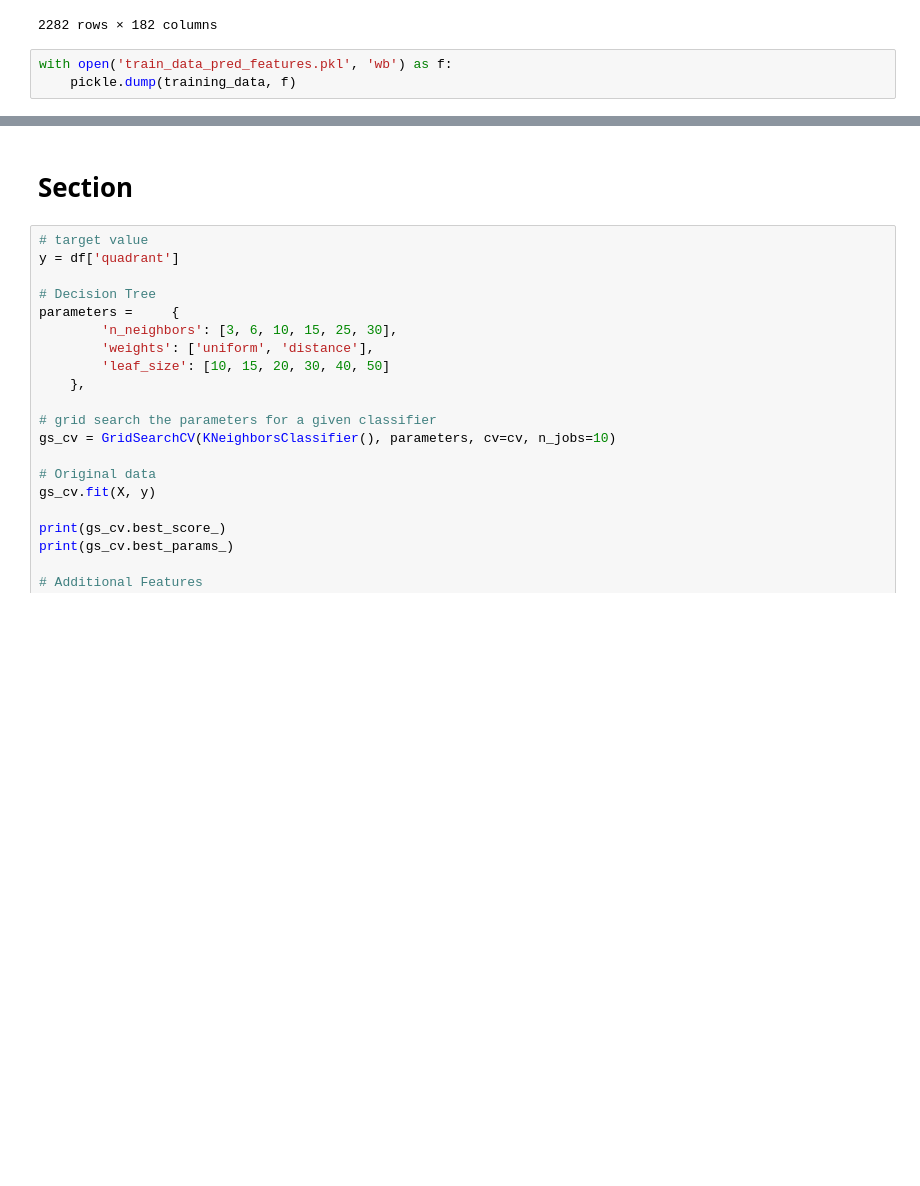
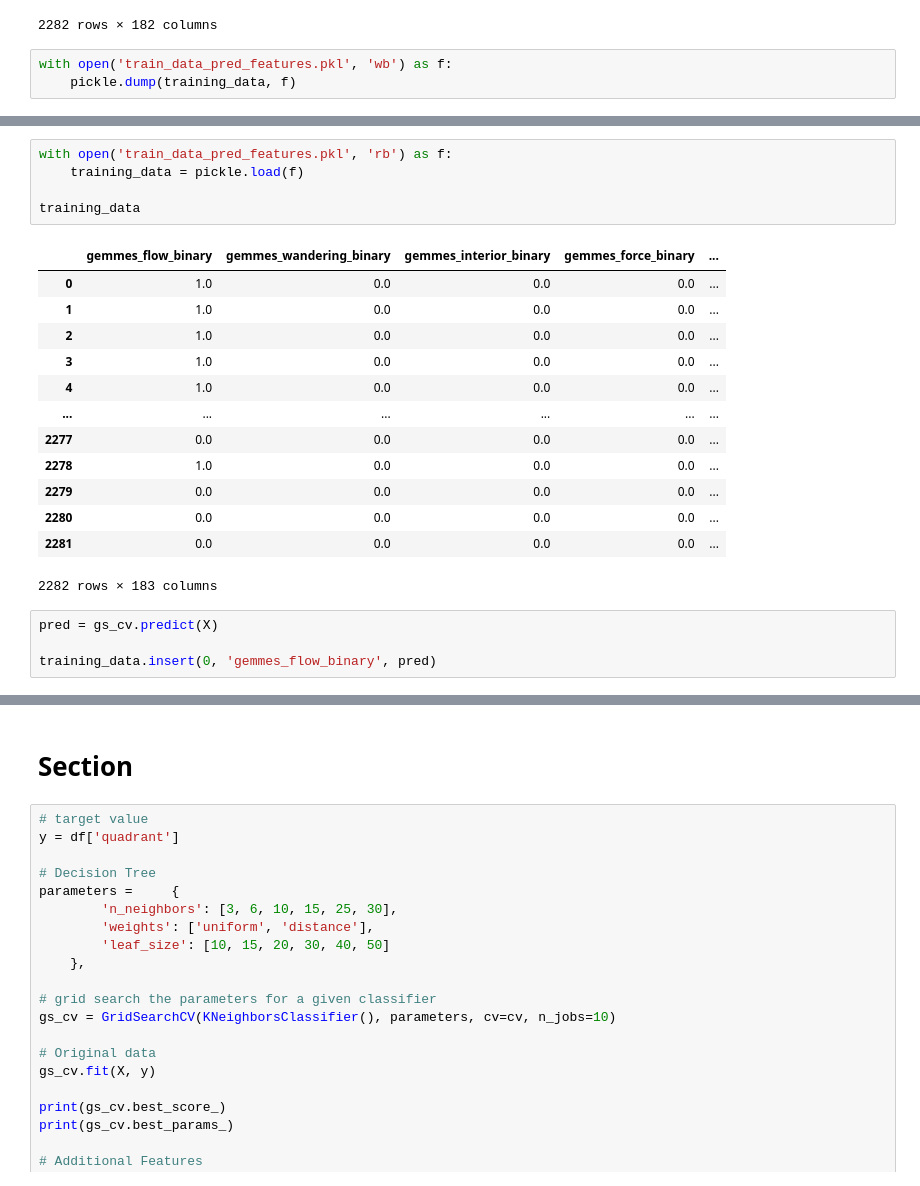
Before and after one commit to The-Deadly-Hyenas/Data-Classification, a Jupyter notebook: patrick/high_level.ipynb, the cells around one changed output, grey strips where cells are left out. Drawn from its saved outputs; the diff is of its cells as text; blank space fills up the shorter version.

```diff
--- a/patrick/high_level.ipynb
+++ b/patrick/high_level.ipynb
@@ -221,0 +270,23 @@ with open('train_data_pred_features.pkl', 'wb') as f:
+# %%
+with open('train_data_pred_features.pkl', 'rb') as f:
+    training_data = pickle.load(f)
+
+training_data
+# %% [output]
+|  | gemmes_flow_binary | gemmes_wandering_binary | gemmes_interior_binary | gemmes_force_binary | ... |
+| 0 | 1.0 | 0.0 | 0.0 | 0.0 | ... |
+| 1 | 1.0 | 0.0 | 0.0 | 0.0 | ... |
+| 2 | 1.0 | 0.0 | 0.0 | 0.0 | ... |
+| 3 | 1.0 | 0.0 | 0.0 | 0.0 | ... |
+| 4 | 1.0 | 0.0 | 0.0 | 0.0 | ... |
+| ... | ... | ... | ... | ... | ... |
+| 2277 | 0.0 | 0.0 | 0.0 | 0.0 | ... |
+| 2278 | 1.0 | 0.0 | 0.0 | 0.0 | ... |
+| 2279 | 0.0 | 0.0 | 0.0 | 0.0 | ... |
+| 2280 | 0.0 | 0.0 | 0.0 | 0.0 | ... |
+| 2281 | 0.0 | 0.0 | 0.0 | 0.0 | ... |
+2282 rows × 183 columns
+# %%
+pred = gs_cv.predict(X)
+
+training_data.insert(0, 'gemmes_flow_binary', pred)
```
Also changed, not shown: parts of 4 cells of this notebook, 4 other files.
